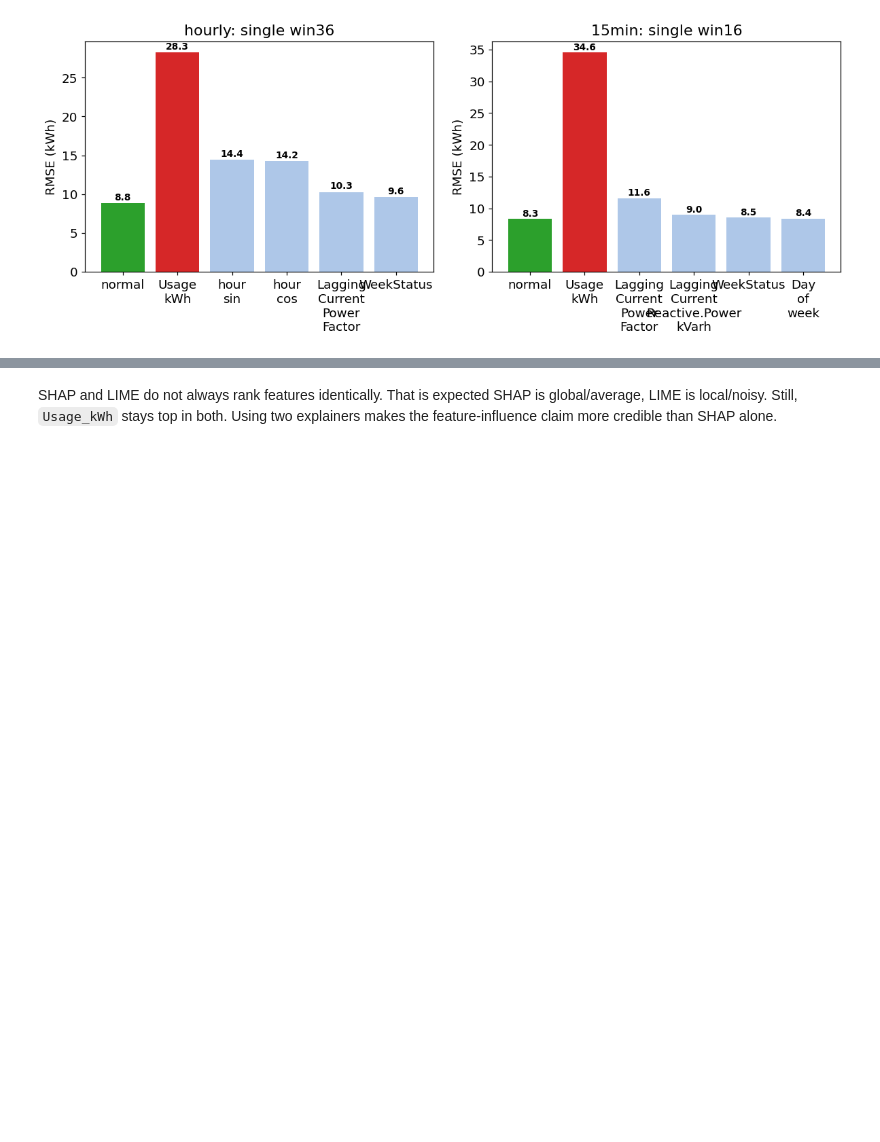
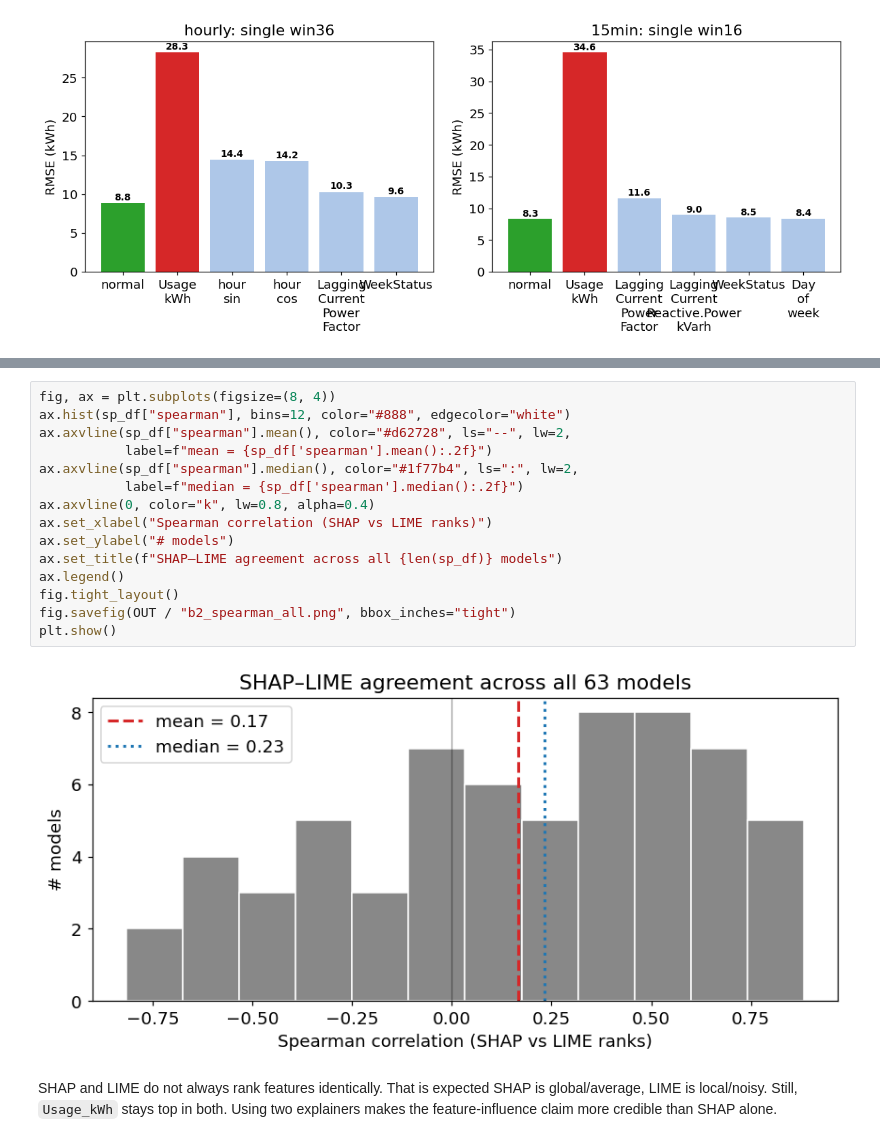
Before and after one commit to Dinith132/steel-industry-energy-consumption, a Jupyter notebook: agent-final/notebooks/findings.ipynb, the cells around one changed output, grey strips where cells are left out. Drawn from its saved outputs; the diff is of its cells as text; blank space fills up the shorter version.

```diff
--- a/agent-final/notebooks/findings.ipynb
+++ b/agent-final/notebooks/findings.ipynb
@@ -408,3 +466,20 @@ plt.show()
+# %%
+fig, ax = plt.subplots(figsize=(8, 4))
+ax.hist(sp_df["spearman"], bins=12, color="#888", edgecolor="white")
+ax.axvline(sp_df["spearman"].mean(), color="#d62728", ls="--", lw=2,
+           label=f"mean = {sp_df['spearman'].mean():.2f}")
+ax.axvline(sp_df["spearman"].median(), color="#1f77b4", ls=":", lw=2,
+           label=f"median = {sp_df['spearman'].median():.2f}")
+ax.axvline(0, color="k", lw=0.8, alpha=0.4)
+ax.set_xlabel("Spearman correlation (SHAP vs LIME ranks)")
+ax.set_ylabel("# models")
+ax.set_title(f"SHAP–LIME agreement across all {len(sp_df)} models")
+ax.legend()
+fig.tight_layout()
+fig.savefig(OUT / "b2_spearman_all.png", bbox_inches="tight")
+plt.show()
+# %% [output]
+[figure, added]
 # %% [markdown]
 SHAP and LIME do not always rank features identically. That is expected SHAP is global/average, LIME is local/noisy. Still, `Usage_kWh` stays top in both. Using two explainers makes the feature-influence claim more credible than SHAP alone.
 # %% [markdown]
```
Also changed, not shown: parts of 5 cells of this notebook, 1 other file.
